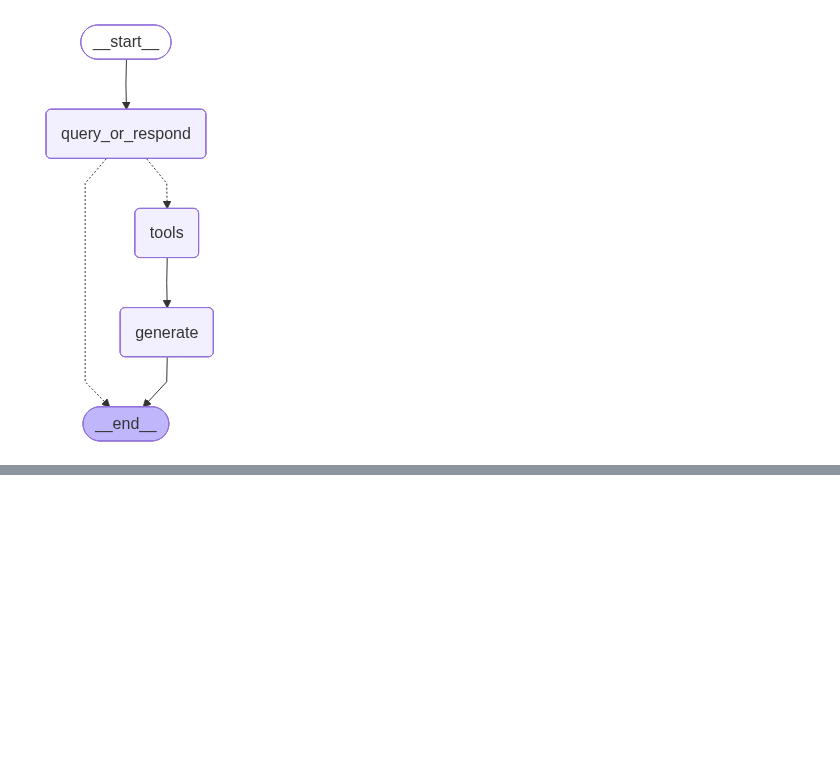
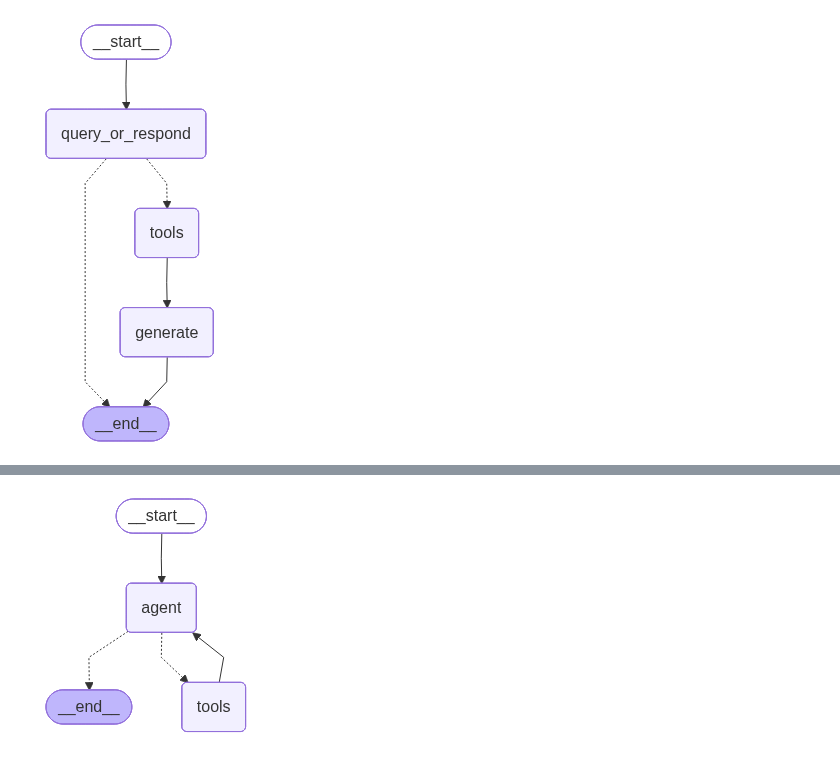
Before and after one commit to w-k-s/LangChain-Experiments, a Jupyter notebook: 7-Retrieval-Augmented-Generation.ipynb, the cells around one changed output, grey strips where cells are left out. Saved outputs shown, nothing was run; the diff lists cells and outputs as text; code cells hidden in the pictures; blank space fills up the shorter version.

```diff
--- a/7-Retrieval-Augmented-Generation.ipynb
+++ b/7-Retrieval-Augmented-Generation.ipynb
@@ -541,0 +539,17 @@ Task decomposition is the process of breaking down a complicated task into small
+# %%
+from langgraph.checkpoint.memory import MemorySaver
+
+memory = MemorySaver()
+graph = graph_builder.compile(checkpointer=memory)
+
+# Specify an ID for the thread
+config = {"configurable": {"thread_id": "abc123"}}
+
+input_message = "What is Task Decomposition?"
+
+for step in graph.stream(
+    {"messages": [{"role": "user", "content": input_message}]},
+    stream_mode="values",
+    config=config,
+):
+    step["messages"][-1].pretty_print()
@@ -541,0 +605,7 @@ Task decomposition is the process of breaking down a complicated task into small
+# %%
+from langgraph.prebuilt import create_react_agent
+
+agent_executor = create_react_agent(llm, [retrieve], checkpointer=memory)
+display(Image(agent_executor.get_graph().draw_mermaid_png()))
+# %% [output]
+[figure, added]
```
Also changed, not shown: parts of 20 cells of this notebook, 1 other file.
